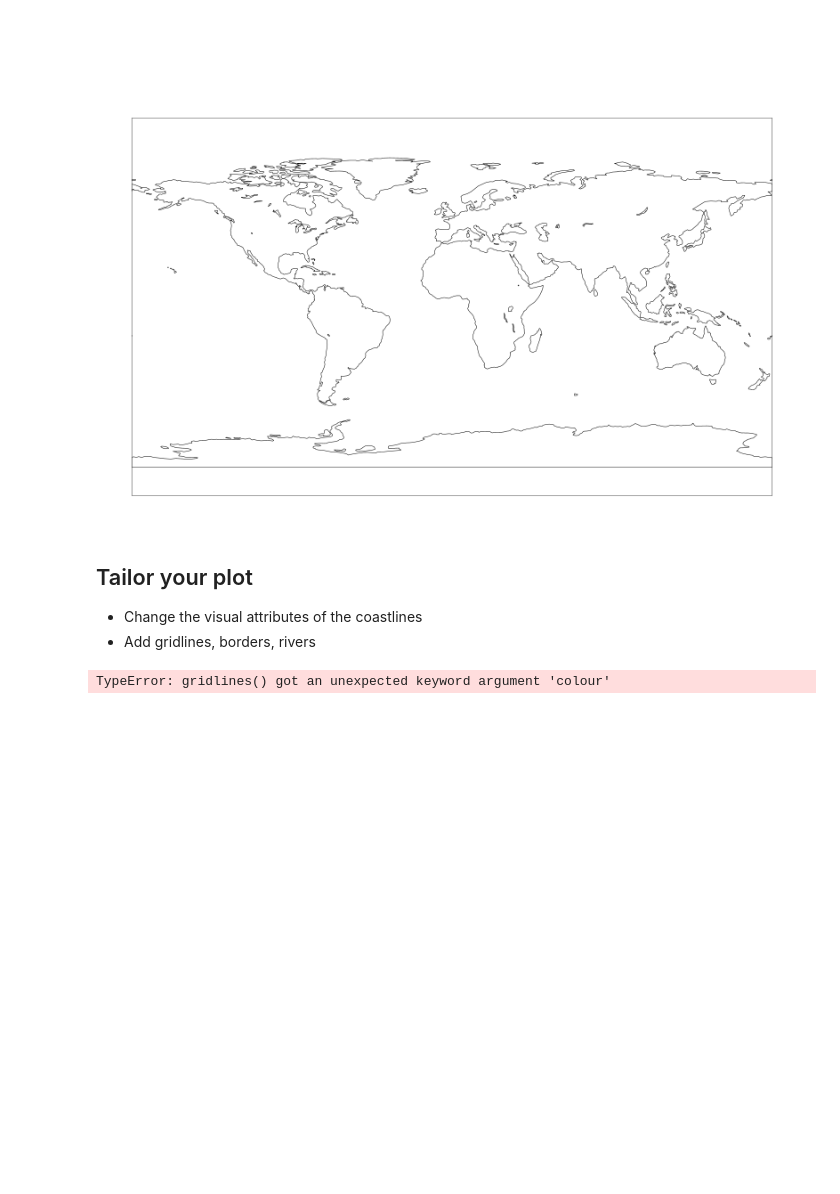
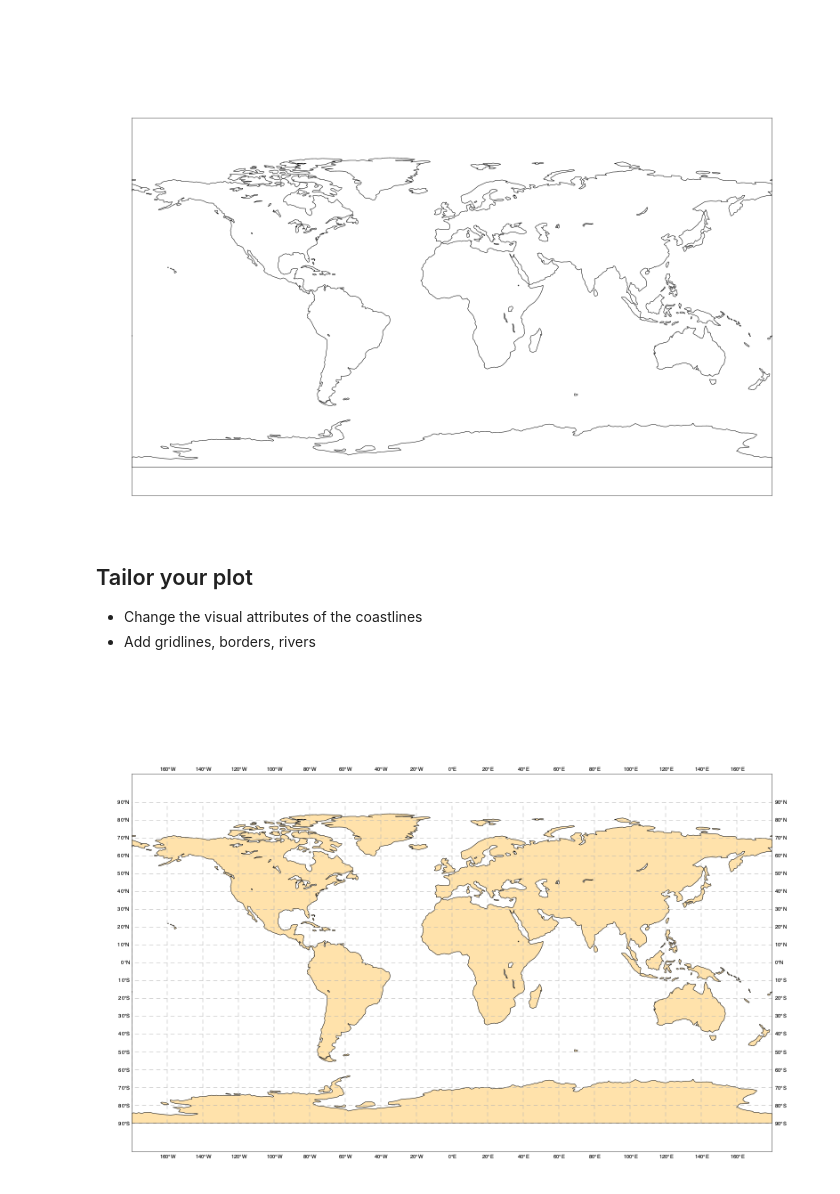
Before and after one commit to ecmwf/magpye, a Jupyter notebook: docs/notebooks/coastlines.ipynb, the cells around one changed output. Drawn from its saved outputs; the diff is of its cells as text; code cells hidden in the pictures; blank space fills up the shorter version.

```diff
--- a/docs/notebooks/coastlines.ipynb
+++ b/docs/notebooks/coastlines.ipynb
@@ -29,9 +29,9 @@ geomap.show()
 # %%
 geomap = GeoMap()
 
 geomap.coastlines(land_colour="cream")
-geomap.gridlines(colour='red')
+geomap.gridlines(line_colour='grey', line_style="dash")
 
 geomap.show()
 # %% [output]
-TypeError: gridlines() got an unexpected keyword argument 'colour'
+[figure, added]
```
Also changed, not shown: 1 other file.
